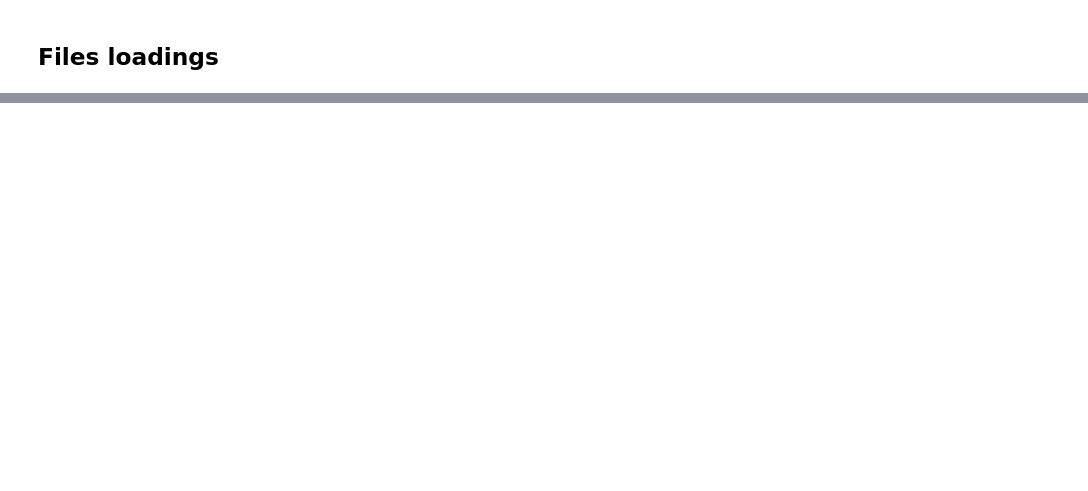
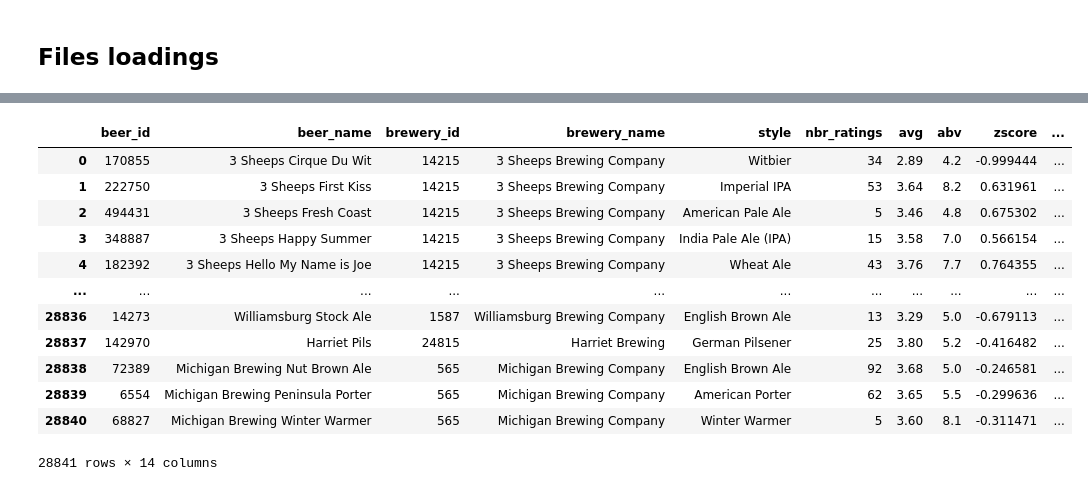
Before and after one commit to epfl-ada/ada-2024-project-mediterranean, a Jupyter notebook: src/data/data_processing_Matched.ipynb, the cells around one changed output, grey strips where cells are left out. Cells and saved outputs as stored; diff of their text form; code cells hidden in the pictures; blank space fills up the shorter version.

```diff
--- a/src/data/data_processing_Matched.ipynb
+++ b/src/data/data_processing_Matched.ipynb
@@ -32,0 +137,29 @@ beers_matched.head()
+# %%
+beers_adv_filt = pd.merge(
+    beers_adv_filt.drop(columns=['beer_id']),
+    beers_rate_filt[['beer_name', 'beer_id']],
+    on='beer_name',
+    how='left'
+)
+
+beers_adv_filt = beers_adv_filt[beers_rate_filt.columns] # same column order
+
+merged_beers = pd.merge(
+    beers_rate_filt[['beer_name', 'beer_id']],
+    beers_adv_filt[['beer_name', 'beer_id']],
+    on='beer_name',
+    suffixes=('_rate', '_adv'),
+    how='inner'
+)
+
+non_matching_ids = merged_beers[merged_beers['beer_id_rate'] != merged_beers['beer_id_adv']]
+matching_ids = merged_beers[merged_beers['beer_id_rate'] == merged_beers['beer_id_adv']]
+
+print(f"Total matching 'beer_id' entries: {len(matching_ids)}")
+print(f"Total non-matching 'beer_id' entries: {len(non_matching_ids)}")
+
+if not non_matching_ids.empty:
+    print("\nCases where 'beer_id' does not match for the same 'beer_name':")
+    print(non_matching_ids[['beer_name', 'beer_id_rate', 'beer_id_adv']])
+else:
+    print("\nAll 'beer_name' entries have matching 'beer_id' in both datasets.")
@@ -32,0 +229,6 @@ beers_matched.head()
+# %%
+beers_rate_filt = beers_rate_filt.dropna(how='any').reset_index(drop=True)
+beers_adv_filt = beers_adv_filt.dropna(how='any').reset_index(drop=True)
+
+print(beers_adv_filt.shape)
+print(beers_rate_filt.shape)
@@ -32,0 +263,2 @@ beers_matched.head()
+# %%
+combined_beers = pd.concat([beers_rate_filt, beers_adv_filt], ignore_index=True)
@@ -32,0 +285,16 @@ beers_matched.head()
+# %%
+utils.ensure_col_types2(combined_beers, ['beer_id','brewery_id','nbr_ratings'],['abv','avg','zscore'],['location','location_region','beer_name','brewery_name','style'])
+# %% [output]
+|  | beer_id | beer_name | brewery_id | brewery_name | style | nbr_ratings | avg | abv | zscore | ... |
+| 0 | 170855 | 3 Sheeps Cirque Du Wit | 14215 | 3 Sheeps Brewing Company | Witbier | 34 | 2.89 | 4.2 | -0.999444 | ... |
+| 1 | 222750 | 3 Sheeps First Kiss | 14215 | 3 Sheeps Brewing Company | Imperial IPA | 53 | 3.64 | 8.2 | 0.631961 | ... |
+| 2 | 494431 | 3 Sheeps Fresh Coast | 14215 | 3 Sheeps Brewing Company | American Pale Ale | 5 | 3.46 | 4.8 | 0.675302 | ... |
+| 3 | 348887 | 3 Sheeps Happy Summer | 14215 | 3 Sheeps Brewing Company | India Pale Ale (IPA) | 15 | 3.58 | 7.0 | 0.566154 | ... |
+| 4 | 182392 | 3 Sheeps Hello My Name is Joe | 14215 | 3 Sheeps Brewing Company | Wheat Ale | 43 | 3.76 | 7.7 | 0.764355 | ... |
+| ... | ... | ... | ... | ... | ... | ... | ... | ... | ... | ... |
+| 28836 | 14273 | Williamsburg Stock Ale | 1587 | Williamsburg Brewing Company | English Brown Ale | 13 | 3.29 | 5.0 | -0.679113 | ... |
+| 28837 | 142970 | Harriet Pils | 24815 | Harriet Brewing | German Pilsener | 25 | 3.80 | 5.2 | -0.416482 | ... |
+| 28838 | 72389 | Michigan Brewing Nut Brown Ale | 565 | Michigan Brewing Company | English Brown Ale | 92 | 3.68 | 5.0 | -0.246581 | ... |
+| 28839 | 6554 | Michigan Brewing Peninsula Porter | 565 | Michigan Brewing Company | American Porter | 62 | 3.65 | 5.5 | -0.299636 | ... |
+| 28840 | 68827 | Michigan Brewing Winter Warmer | 565 | Michigan Brewing Company | Winter Warmer | 5 | 3.60 | 8.1 | -0.311471 | ... |
+28841 rows × 14 columns
```
Also changed, not shown: parts of 24 cells of this notebook.
